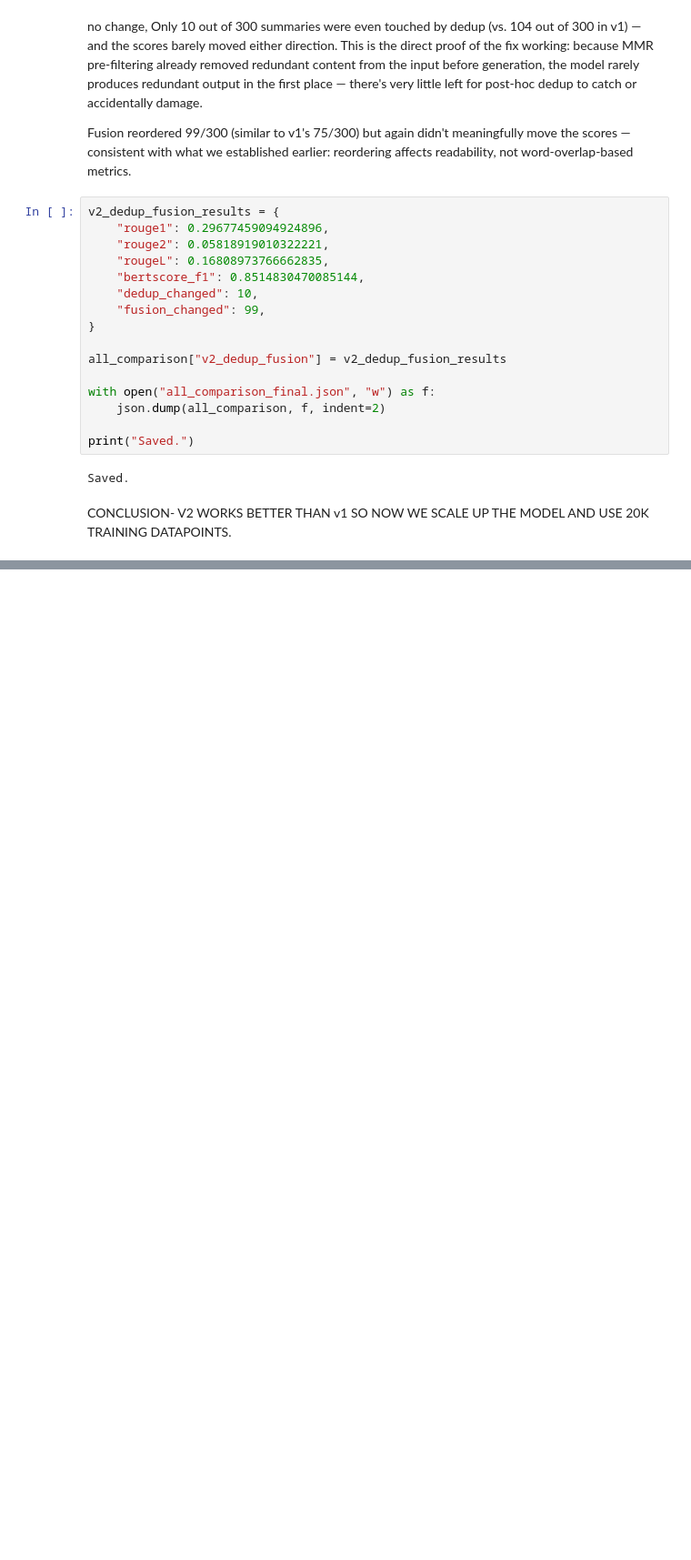
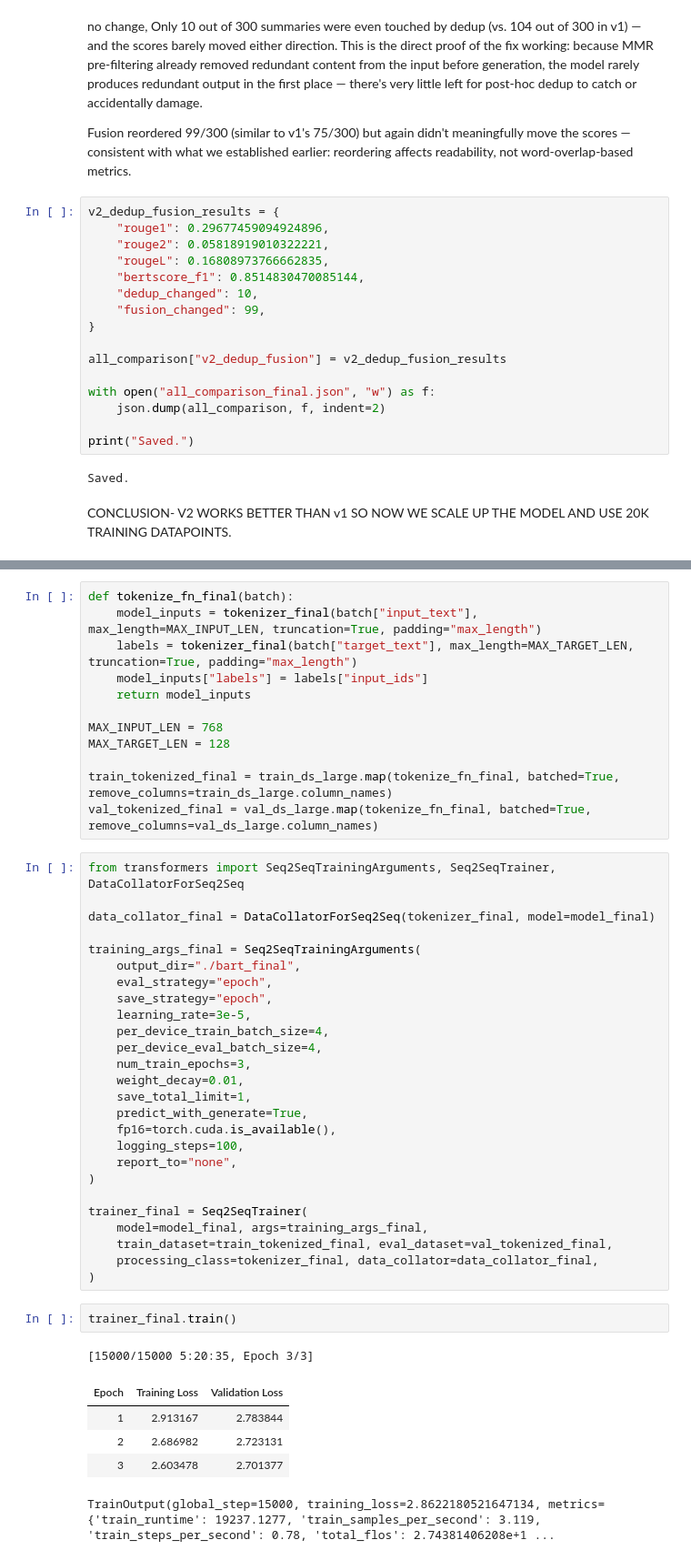
Before and after one commit to rm2110/multi-doc-res-paper-summarizer, a Jupyter notebook: main.ipynb, the cells around one changed output, grey strips where cells are left out. Shown at 91% size. Saved outputs shown, nothing was run; the diff lists cells and outputs as text; blank space fills up the shorter version.

Commit message:
BART Large added

```diff
--- a/main.ipynb
+++ b/main.ipynb
@@ -1518,0 +1509,47 @@ CONCLUSION- V2 WORKS BETTER THAN v1 SO NOW WE SCALE UP THE MODEL AND USE 20K TRA
+# %%
+def tokenize_fn_final(batch):
+    model_inputs = tokenizer_final(batch["input_text"], max_length=MAX_INPUT_LEN, truncation=True, padding="max_length")
+    labels = tokenizer_final(batch["target_text"], max_length=MAX_TARGET_LEN, truncation=True, padding="max_length")
+    model_inputs["labels"] = labels["input_ids"]
+    return model_inputs
+
+MAX_INPUT_LEN = 768
+MAX_TARGET_LEN = 128
+
+train_tokenized_final = train_ds_large.map(tokenize_fn_final, batched=True, remove_columns=train_ds_large.column_names)
+val_tokenized_final = val_ds_large.map(tokenize_fn_final, batched=True, remove_columns=val_ds_large.column_names)
+# %%
+from transformers import Seq2SeqTrainingArguments, Seq2SeqTrainer, DataCollatorForSeq2Seq
+
+data_collator_final = DataCollatorForSeq2Seq(tokenizer_final, model=model_final)
+
+training_args_final = Seq2SeqTrainingArguments(
+    output_dir="./bart_final",
+    eval_strategy="epoch",
+    save_strategy="epoch",
+    learning_rate=3e-5,
+    per_device_train_batch_size=4,
+    per_device_eval_batch_size=4,
+    num_train_epochs=3,
+    weight_decay=0.01,
+    save_total_limit=1,
+    predict_with_generate=True,
+    fp16=torch.cuda.is_available(),
+    logging_steps=100,
+    report_to="none",
+)
+
+trainer_final = Seq2SeqTrainer(
+    model=model_final, args=training_args_final,
+    train_dataset=train_tokenized_final, eval_dataset=val_tokenized_final,
+    processing_class=tokenizer_final, data_collator=data_collator_final,
+)
+# %%
+trainer_final.train()
+# %% [output]
+[15000/15000 5:20:35, Epoch 3/3]
+| Epoch | Training Loss | Validation Loss |
+| 1 | 2.913167 | 2.783844 |
+| 2 | 2.686982 | 2.723131 |
+| 3 | 2.603478 | 2.701377 |
+TrainOutput(global_step=15000, training_loss=2.8622180521647134, metrics={'train_runtime': 19237.1277, 'train_samples_per_second': 3.119, 'train_steps_per_second': 0.78, 'total_flos': 2.74381406208e+1 ...
```
Also changed, not shown: parts of 41 cells of this notebook, 4 other files.
